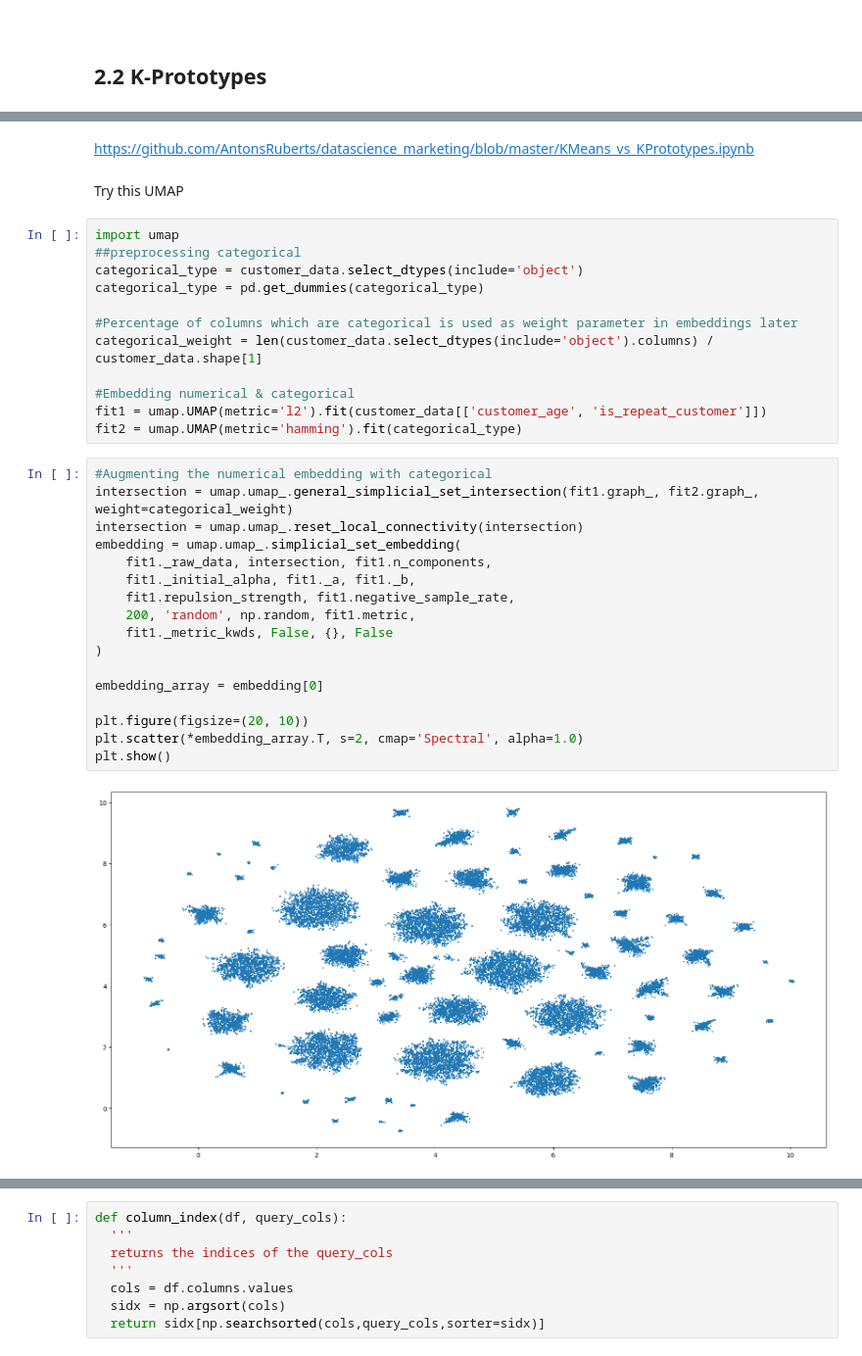
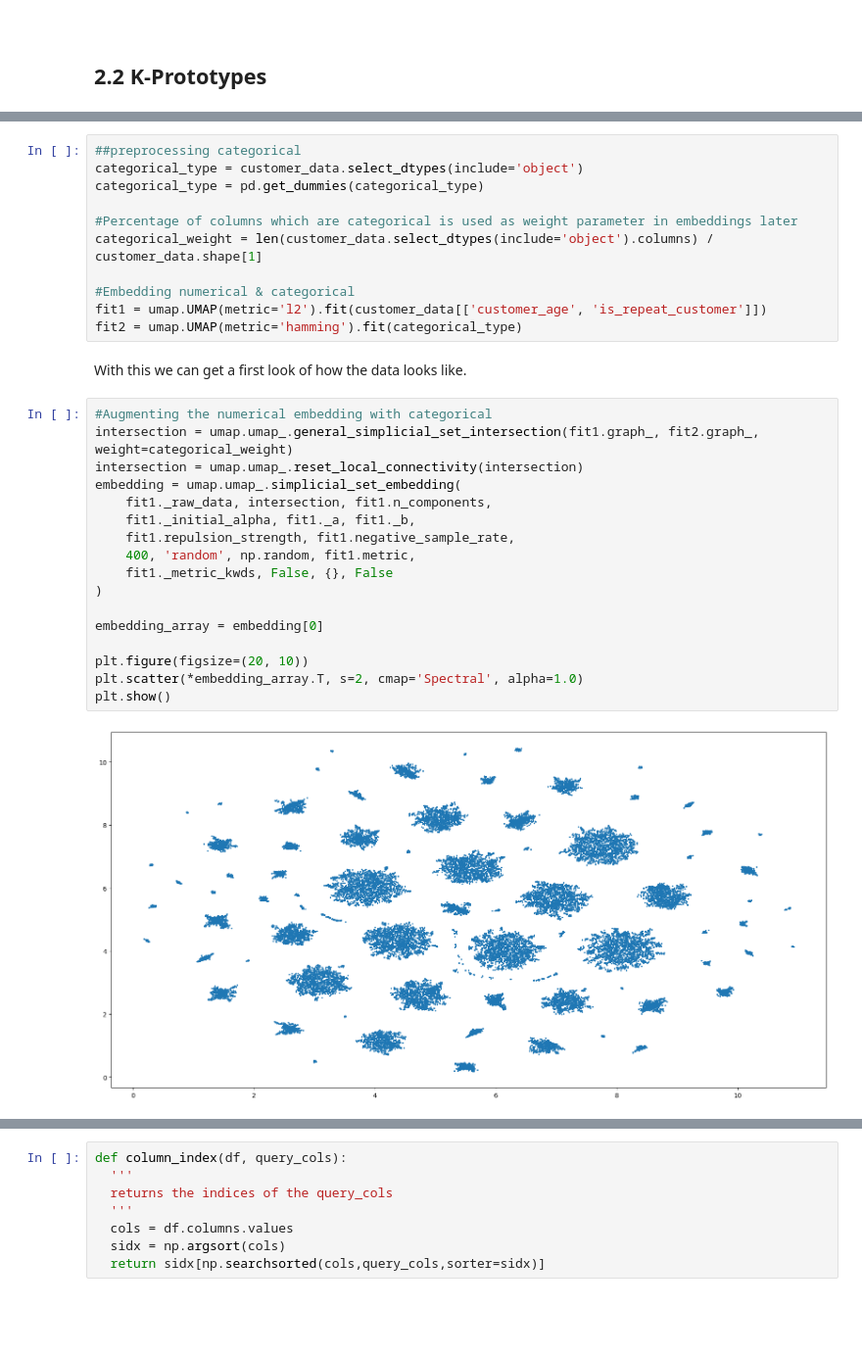
Before and after one commit to antoniooliveira03/data_mining, a Jupyter notebook: customer_segmentation.ipynb, the cells around one changed output, grey strips where cells are left out. Shown at 98% size. Cells and saved outputs as stored; diff of their text form; blank space fills up the shorter version.

```diff
--- a/customer_segmentation.ipynb
+++ b/customer_segmentation.ipynb
@@ -167,9 +125,4 @@ One of the comparison methods will be visual, so we need a way to visualise the
-# %% [markdown]
-https://github.com/AntonsRuberts/datascience_marketing/blob/master/KMeans_vs_KPrototypes.ipynb
-# %% [markdown]
-Try this UMAP
 # %%
-import umap
 ##preprocessing categorical
 categorical_type = customer_data.select_dtypes(include='object')
 categorical_type = pd.get_dummies(categorical_type)
@@ -180,22 +133,24 @@ categorical_weight = len(customer_data.select_dtypes(include='object').columns)
 #Embedding numerical & categorical
 fit1 = umap.UMAP(metric='l2').fit(customer_data[['customer_age', 'is_repeat_customer']])
 fit2 = umap.UMAP(metric='hamming').fit(categorical_type)
+# %% [markdown]
+With this we can get a first look of how the data looks like.
 # %%
 #Augmenting the numerical embedding with categorical
 intersection = umap.umap_.general_simplicial_set_intersection(fit1.graph_, fit2.graph_, weight=categorical_weight)
 intersection = umap.umap_.reset_local_connectivity(intersection)
 embedding = umap.umap_.simplicial_set_embedding(
     fit1._raw_data, intersection, fit1.n_components,
     fit1._initial_alpha, fit1._a, fit1._b,
     fit1.repulsion_strength, fit1.negative_sample_rate,
-    200, 'random', np.random, fit1.metric,
+    400, 'random', np.random, fit1.metric,
     fit1._metric_kwds, False, {}, False
 )
 
 embedding_array = embedding[0]
 
 plt.figure(figsize=(20, 10))
 plt.scatter(*embedding_array.T, s=2, cmap='Spectral', alpha=1.0)
 plt.show()
 # %% [output]
-[figure, old version]
+[figure, new version]
```
Also changed, not shown: parts of 51 cells of this notebook.
